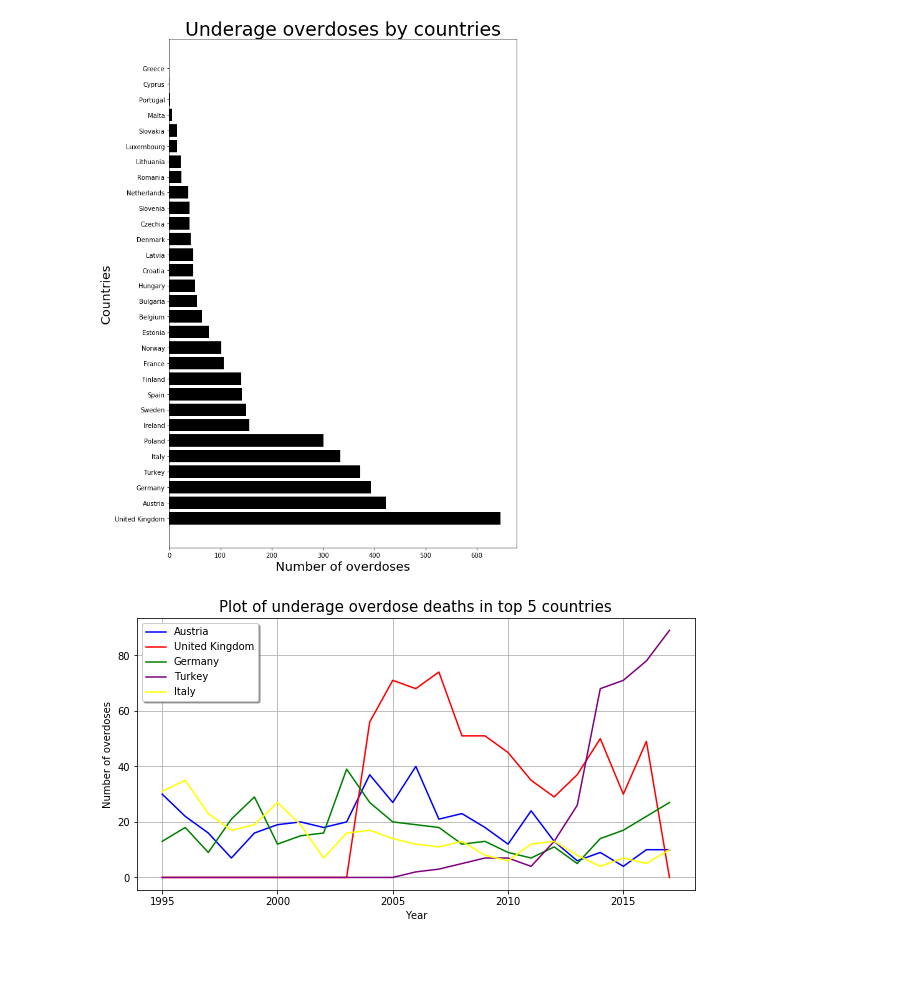
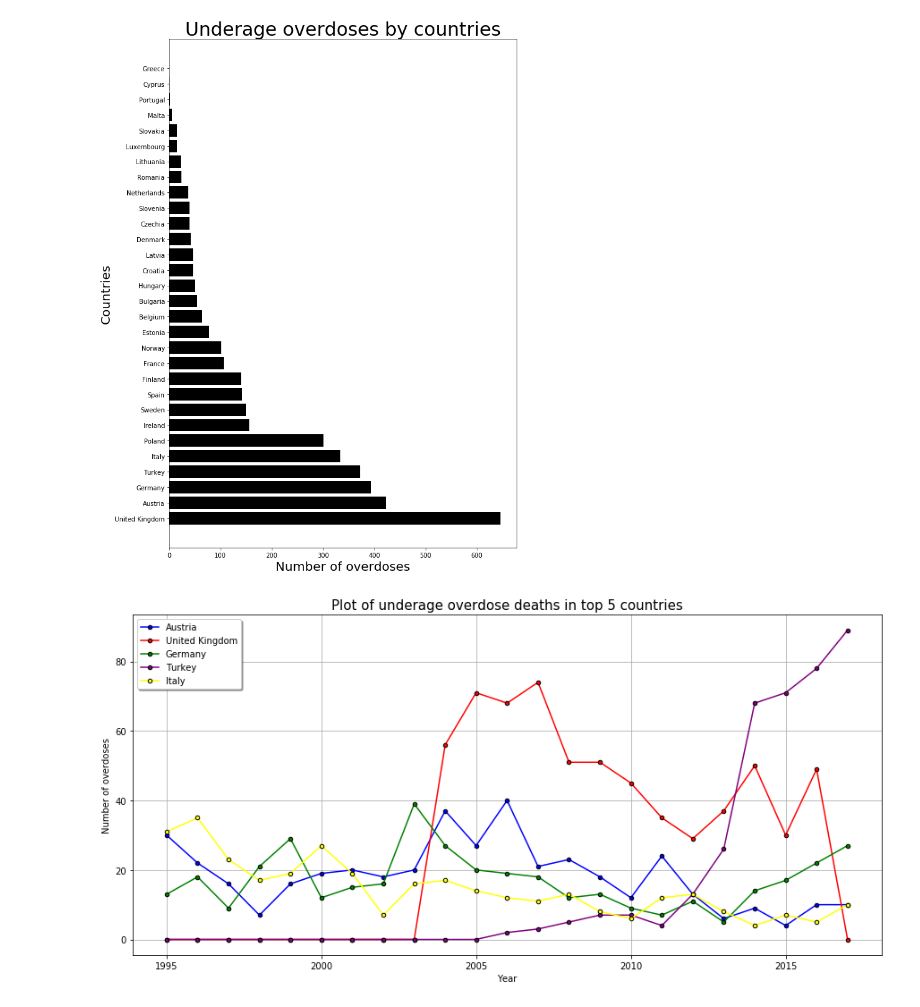
Before and after one commit to danilo1214/PR20ddpdjphv, a Jupyter notebook: Predrag.ipynb, the cells around one changed output. Cells and saved outputs as stored; diff of their text form; code cells hidden in the pictures; blank space fills up the shorter version.

```diff
--- a/Predrag.ipynb
+++ b/Predrag.ipynb
@@ -53,20 +53,20 @@ Text(0.5, 1.0, 'Underage overdoses by countries')
 # %%
 austria_underage=underage_zemlje["Austria"]
 uk_underage=underage_zemlje["United Kingdom"]
 germany_underage=underage_zemlje["Germany"]
 turk_underage=underage_zemlje["Turkey"]
 it_underage=underage_zemlje["Italy"]
 godine=[i for i in range(2017,1994,-1)]
-plt.figure(figsize=(10,5))
-plt.plot(godine,austria_underage,color="blue",label="Austria")
-plt.plot(godine,uk_underage,color="red",label="United Kingdom")
-plt.plot(godine,germany_underage,color="green",label="Germany")
-plt.plot(godine,turk_underage,color="purple",label="Turkey")
-plt.plot(godine,it_underage,color="yellow",label="Italy")
+plt.figure(figsize=(15,7))
+plt.plot(godine,austria_underage,color="blue",label="Austria",marker = ".", markersize = 9, markeredgecolor = "black")
+plt.plot(godine,uk_underage,color="red",label="United Kingdom",marker = ".", markersize = 9, markeredgecolor = "black")
+plt.plot(godine,germany_underage,color="green",label="Germany",marker = ".", markersize = 9, markeredgecolor = "black")
+plt.plot(godine,turk_underage,color="purple",label="Turkey",marker = ".", markersize = 9, markeredgecolor = "black")
+plt.plot(godine,it_underage,color="yellow",label="Italy",marker = ".", markersize = 9, markeredgecolor = "black")
 plt.xlabel("Year",fontsize=10)
 plt.ylabel("Number of overdoses",fontsize=10)
 plt.title("Plot of underage overdose deaths in top 5 countries",fontsize=15)
 plt.legend(loc="best",shadow=True)
 plt.grid()
 # %% [output]
-[figure, old version]
+[figure, new version]
```
